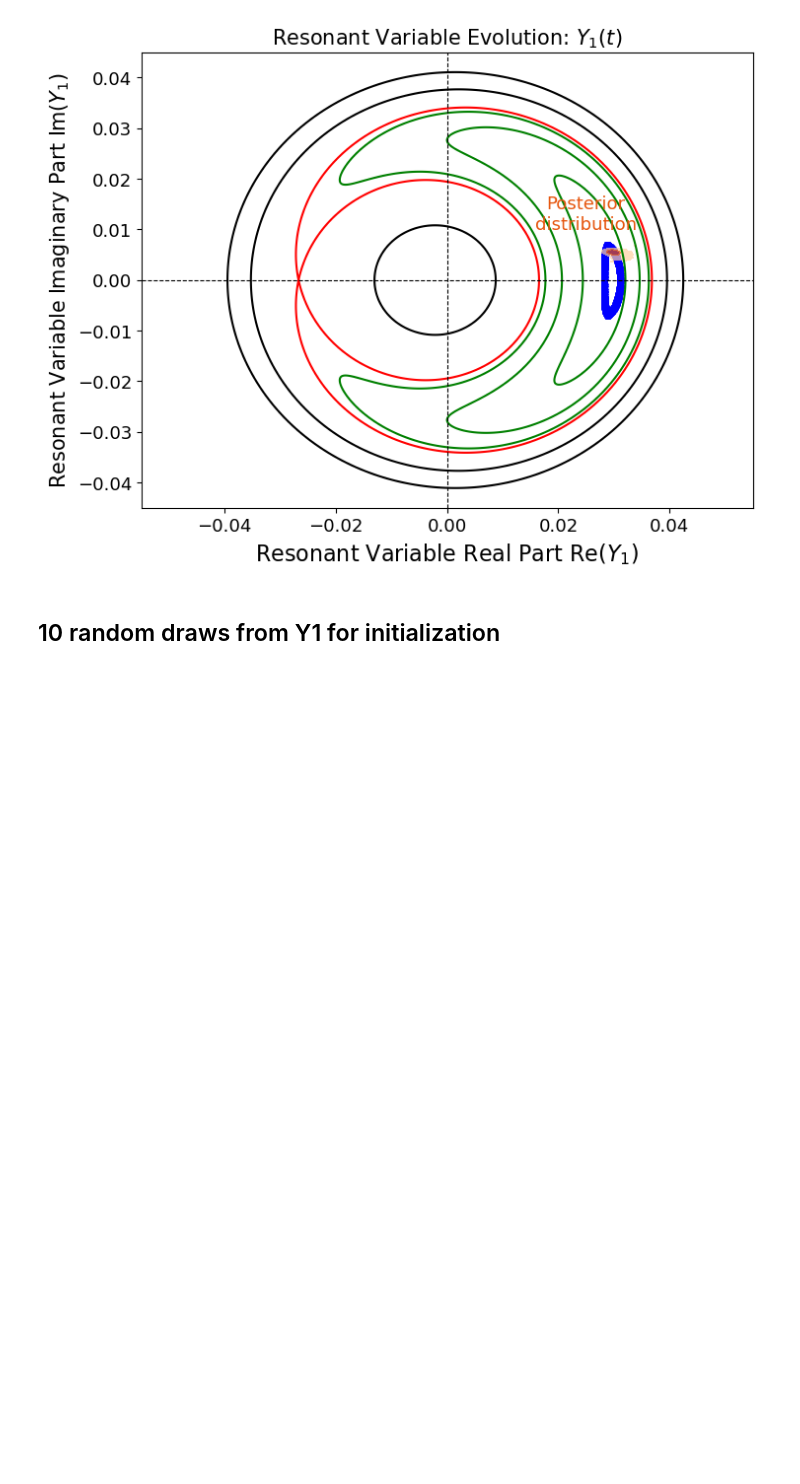
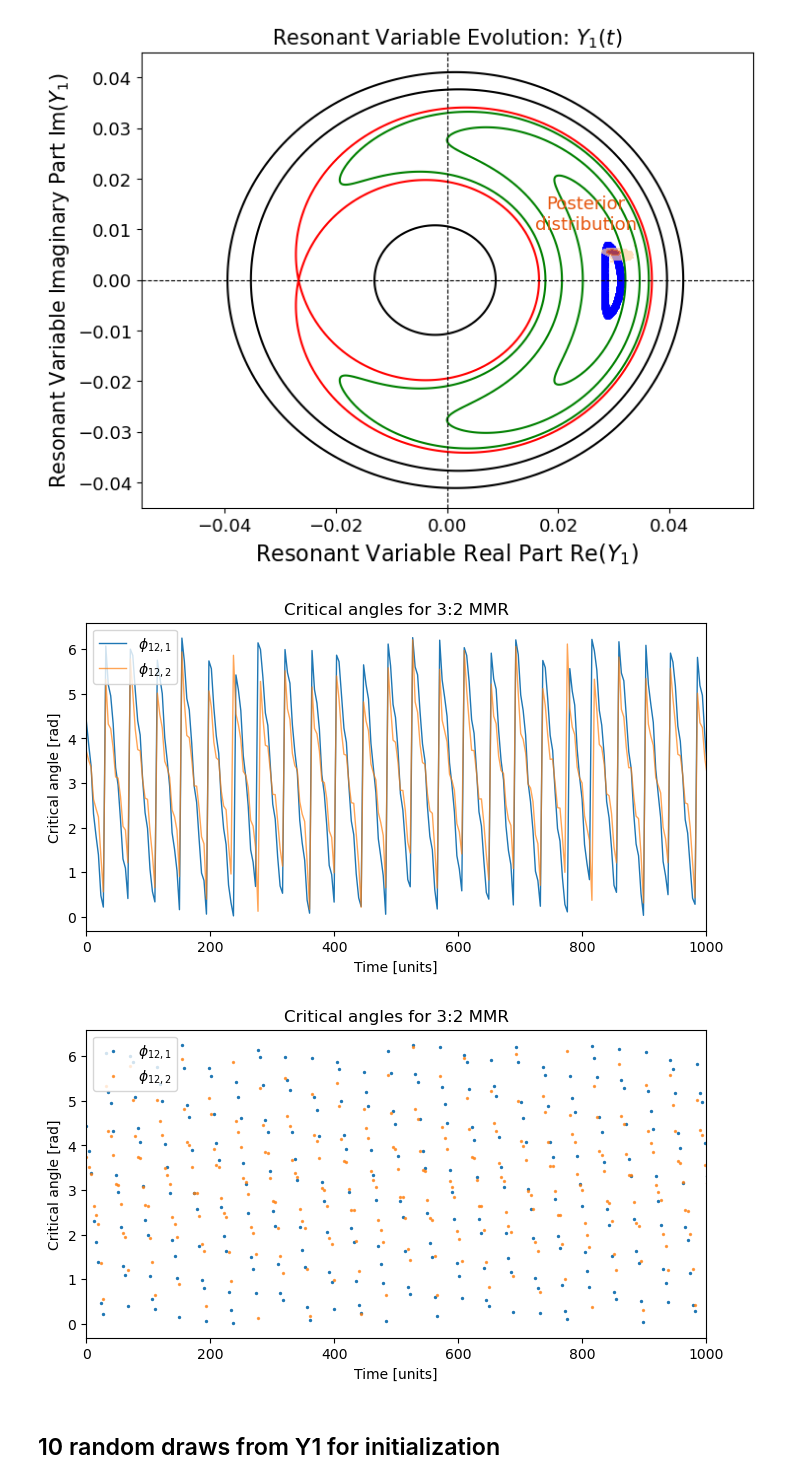
Before and after one commit to pentrican10/k2-19-project, a Jupyter notebook: 7_resonant_figure.ipynb, the cells around one changed output. Drawn from its saved outputs; the diff is of its cells as text; code cells hidden in the pictures; blank space fills up the shorter version.

```diff
--- a/7_resonant_figure.ipynb
+++ b/7_resonant_figure.ipynb
@@ -861,7 +942,8 @@ P_b_val = P_b[median_idx]
 # %%
 ### time settings
 # t_max = 1e4 * P_b_val
-t_max = 1e6 * P_b_val
+# t_max = 1e6 * P_b_val
+t_max = 1e4 * P_b_val
 
 Nout = 20000
 times = np.linspace(0,t_max,Nout)
@@ -935,6 +1017,9 @@ def compute_resonant_vars(sim):
     eb_ = o1.e
     ec_ = o2.e
 
-    return H, Y1, Y2, I1, I2, theta1, eb_, ec_, Delta_pomega_
+    phi_1 = theta_res - o1.pomega
+    phi_2 = theta_res - o2.pomega
+
+    return H, Y1, Y2, I1, I2, theta1, eb_, ec_, Delta_pomega_, phi_1, phi_2
 # %%
 sim.integrate(0)
@@ -994,11 +1079,13 @@ theta1_vals = np.zeros(len(times))
 eb_vals = np.zeros(len(times))
 ec_vals = np.zeros(len(times))
 Delta_pomega_vals = np.zeros(len(times))
+phi1_vals = np.zeros(len(times))
+phi2_vals = np.zeros(len(times))
 
 
 for i, t in enumerate(times):
     sim.integrate(t)
-    H_t, Y1_t, Y2_t, I1_t, I2_t, theta1_t, eb_t, ec_t, Delta_pomega_t = compute_resonant_vars(sim)
+    H_t, Y1_t, Y2_t, I1_t, I2_t, theta1_t, eb_t, ec_t, Delta_pomega_t, phi1_t, phi2_t = compute_resonant_vars(sim)
     # print(Y1)
     H_vals[i] = H_t
     Re_Y1_vals[i] = np.real(Y1_t)
@@ -1011,6 +1098,8 @@ for i, t in enumerate(times):
     eb_vals[i] = eb_t
     ec_vals[i] = ec_t
     Delta_pomega_vals[i] = Delta_pomega_t
+    phi1_vals[i] = phi1_t
+    phi2_vals[i] = phi2_t
 # %%
 # Plot Y1 in Re/Im space
 plt.figure(figsize=(8,6))
@@ -1115,6 +1204,36 @@ plt.ylim(-0.045, 0.045)
 plt.show()
 # %% [output]
 [figure]
+# %%
+# Wrap angles to [-pi, pi] for easier plotting
+phi1_wrapped = (phi1_vals + np.pi) % (2*np.pi) - np.pi
+phi2_wrapped = (phi2_vals + np.pi) % (2*np.pi) - np.pi
+
+phi1_wrapped = (phi1_vals) % (2*np.pi)
+phi2_wrapped = (phi2_vals) % (2*np.pi)
+
+plt.figure(figsize=(8,4))
+plt.plot(times, phi1_wrapped, lw=1, label=r'$\phi_{12,1}$')
+plt.plot(times, phi2_wrapped, lw=1, label=r'$\phi_{12,2}$', alpha=0.7)
+plt.xlabel("Time [units]")
+plt.ylabel("Critical angle [rad]")
+plt.legend()
+plt.title(f"Critical angles for {p[1]+1}:{p[1]} MMR")
+plt.xlim(0,1000)
+plt.show()
+
+plt.figure(figsize=(8,4))
+plt.scatter(times, phi1_wrapped, s=2, label=r'$\phi_{12,1}$')
+plt.scatter(times, phi2_wrapped, s=2, label=r'$\phi_{12,2}$', alpha=0.7)
+plt.xlabel("Time [units]")
+plt.ylabel("Critical angle [rad]")
+plt.legend()
+plt.title(f"Critical angles for {p[1]+1}:{p[1]} MMR")
+plt.xlim(0,1000)
+plt.show()
+# %% [output]
+[figure, added]
+[figure, added]
 # %% [markdown]
 ## 10 random draws from Y1 for initialization
 # %%
```
Also changed, not shown: parts of 2 cells of this notebook, 1 other file.
